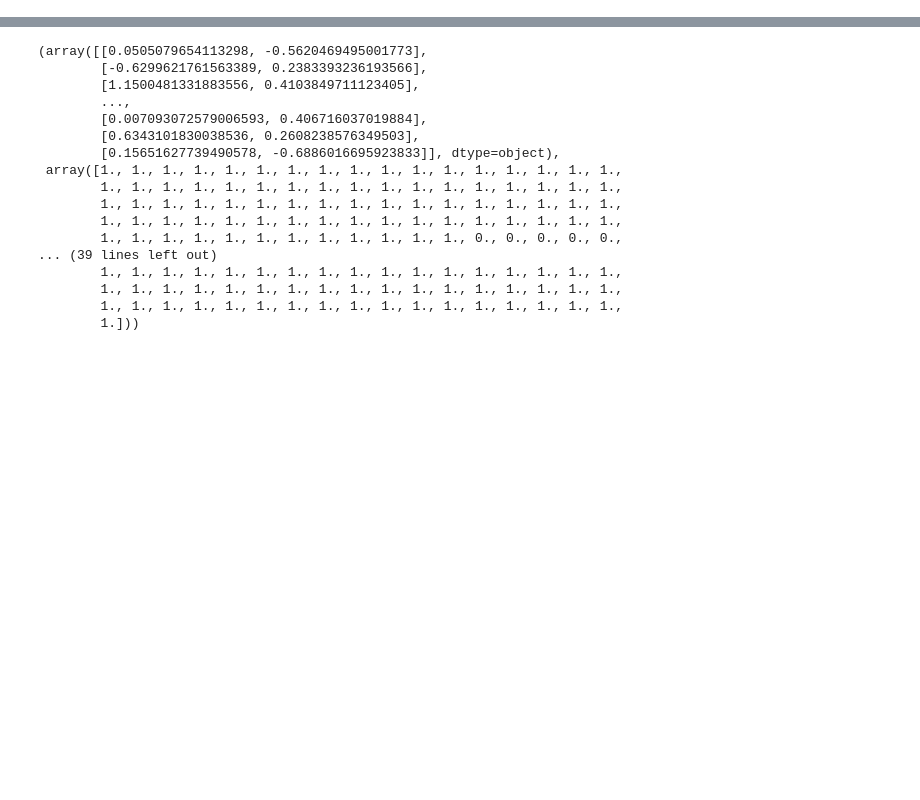
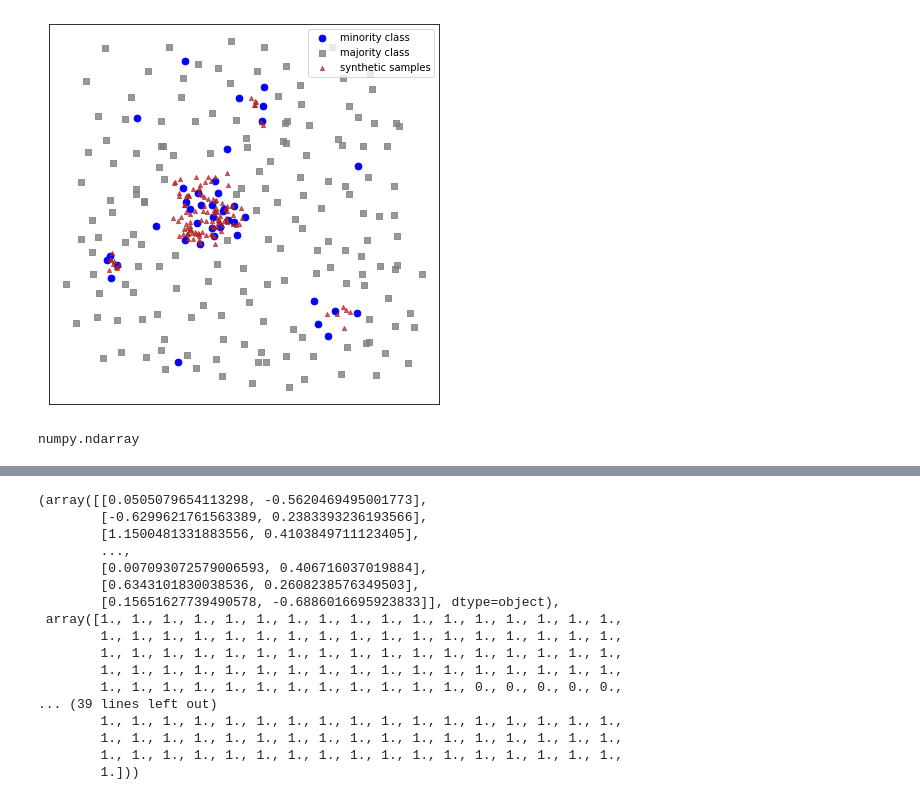
Before and after one commit to ghostqriver/AROSS, a Jupyter notebook: AROS guidance.ipynb, the cells around one changed output, grey strips where cells are left out. Cells and saved outputs as stored; diff of their text form; code cells hidden in the pictures; blank space fills up the shorter version.

```diff
--- a/AROS guidance.ipynb
+++ b/AROS guidance.ipynb
@@ -50,0 +11,12 @@ All:
+# %%
+X,y = read_data('toy4.csv')
+# %%
+ar = AROS(n_cluster=5,linkage='ward')
+X_oversampled,y_oversampled = ar.fit_sample(X,y)
+show_oversampled(X,y,X_oversampled,y_oversampled)
+# %% [output]
+[figure, added]
+# %%
+type(X)
+# %% [output]
+numpy.ndarray
```
Also changed, not shown: parts of 7 cells of this notebook, 7 other files.
